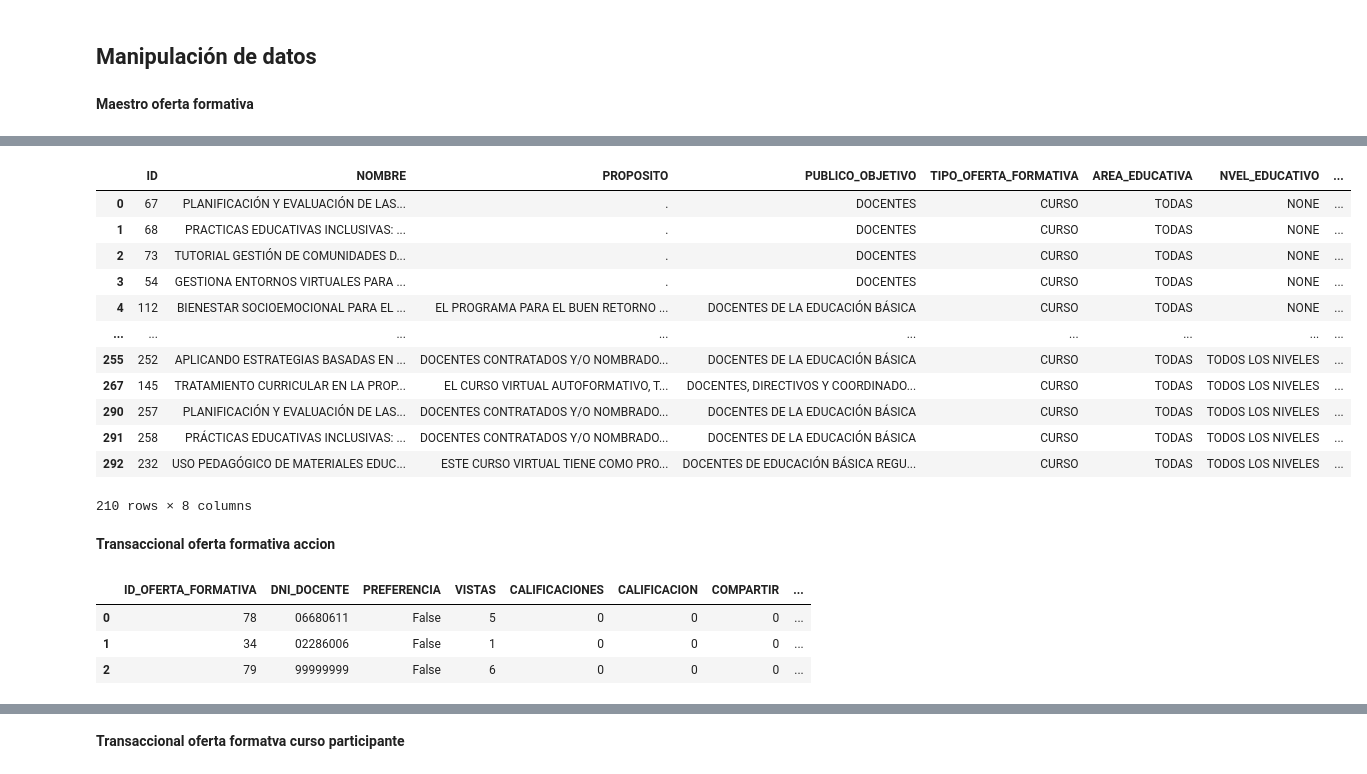
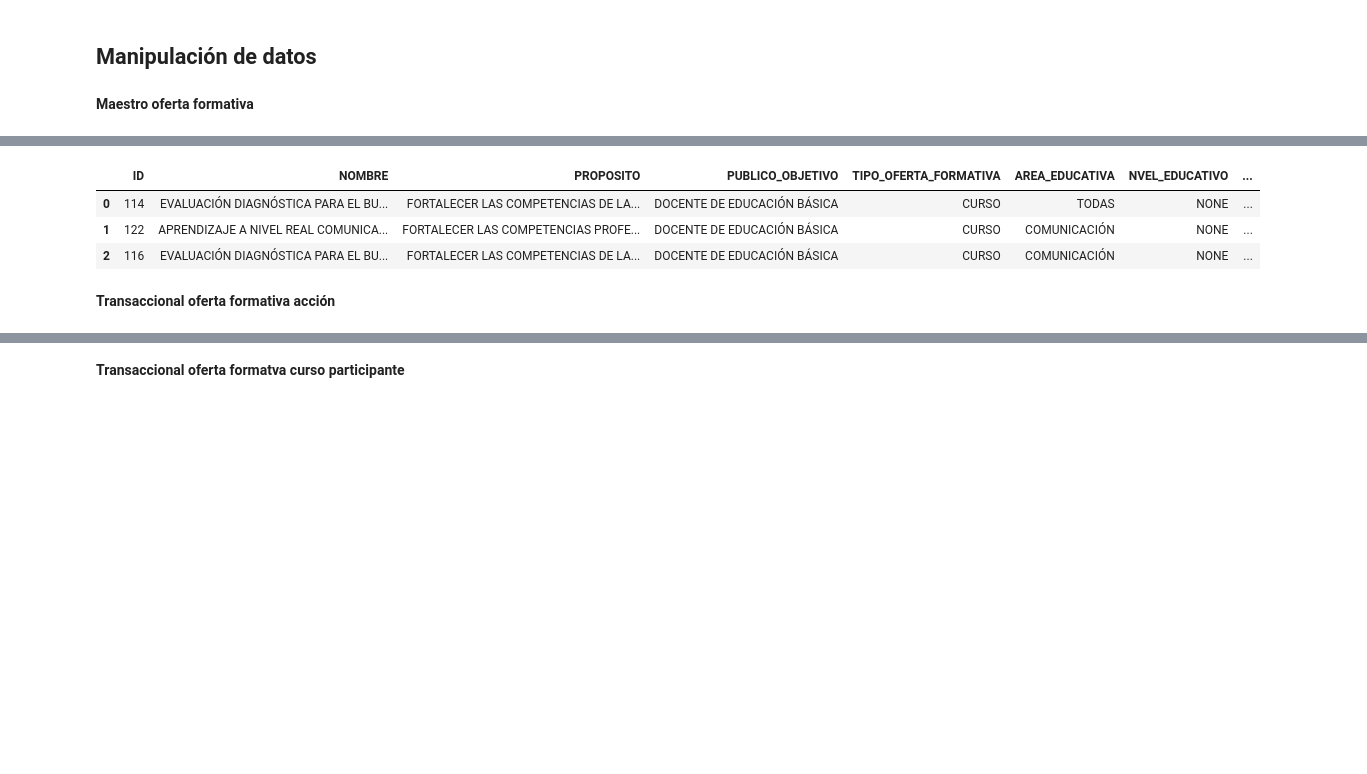
Before and after one commit to juorme/difods_2023_prod, a Jupyter notebook: appfc.ipynb, the cells around one changed output, grey strips where cells are left out. Drawn from its saved outputs; the diff is of its cells as text; code cells hidden in the pictures; blank space fills up the shorter version.

```diff
--- a/appfc.ipynb
+++ b/appfc.ipynb
@@ -30,7 +33,6 @@ conn = pyodbc.connect(DRIVER = '{ODBC Driver 17 for SQL Server}',
                       UID = 'usconsulta',
                       PWD = 'consulta')
 # %%
-
 #Extraccion del dataset inical
 ## maestro de cursos de la oferta formativa
 query1 = """SELECT A.ID,
@@ -42,13 +44,13 @@ query1 = """SELECT A.ID,
 		D.DESCRIPCION AS NVEL_EDUCATIVO,
 		E.DESCRIPCION AS MODALIDAD_EDUCATIVA
 	FROM [st].[SI_acfm.maestro.oferta_formativa] A
-	LEFT JOIN [st].[SI_maestro.parametros] B ON A.TIPO_OFERTA_FORMATIVA = B.ID
-	LEFT JOIN [st].[SI_maestro.parametros] C ON A.AREA_EDUCATIVA = C.ID
-	LEFT JOIN [st].[SI_maestro.parametros] D ON A.NIVEL_EDUCATIVO = D.ID
-	LEFT JOIN [st].[SI_maestro.parametros] E ON A.MODALIDAD_EDUCATIVA = E.ID
-	WHERE A.ACTIVO = '1'"""
+	LEFT JOIN [st].[SI_dbo.maestro.parametros] B ON A.TIPO_OFERTA_FORMATIVA = B.ID
+	LEFT JOIN [st].[SI_dbo.maestro.parametros] C ON A.AREA_EDUCATIVA = C.ID
+	LEFT JOIN [st].[SI_dbo.maestro.parametros] D ON A.NIVEL_EDUCATIVO = D.ID
+	LEFT JOIN [st].[SI_dbo.maestro.parametros] E ON A.MODALIDAD_EDUCATIVA = E.ID
+	WHERE A.ACTIVO = '1' AND B.DESCRIPCION = 'Curso'"""
+
 oferta_formativa_df = pd.read_sql_query(query1,conn)
-
 
 
 ## interacciones del usuario con sifods
@@ -56,21 +58,13 @@ query2 = """SELECT ID_OFERTA_FORMATIVA,DNI_DOCENTE,PREFERENCIA,VISTAS,CALIFICACI
 acciones_df = pd.read_sql_query(query2,conn)
 
 ## Participantes en los cursos de la oferta formativa
-query3 = """SELECT ID_OFERTA_FORMATIVA, A.ID_PARTICIPANTE,CUMPLIMIENTO_ACTIVIDAD
-			FROM [st].[SI_acfm.transaccional.oferta_formativa_curso_participante] A
-			INNER JOIN (
-						SELECT DISTINCT(ID_PARTICIPANTE),MAX(ID) AS LASTREG
-						FROM [st].[SI_acfm.transaccional.oferta_formativa_curso_participante]
-						GROUP BY ID_PARTICIPANTE) AS B ON A.ID=B.LASTREG
-			WHERE CUMPLIMIENTO_ACTIVIDAD = 'COMPLETARON'"""
+query3 = """SELECT A.ID_OFERTA_FORMATIVA,B.USUARIO_DOCUMENTO
+				FROM [st].[SI_acfm.transaccional.oferta_formativa_curso_participante_ultimo] A
+				INNER JOIN [st].[SI_acfm.transaccional.oferta_formativa_participante] B on A.ID_PARTICIPANTE=B.ID_PARTICIPANTE
+				WHERE A.CUMPLIMIENTO_ACTIVIDAD = 'COMPLETARON'"""
 curso_participante_df = pd.read_sql_query(query3,conn)
 
 
-## maestro de docentes inscritos en sifods
-query4 = """SELECT ID,DNI,APELLIDO_PATERNO,APELLIDO_MATERNO,APELLIDO_CASADA,APELLIDO_MATERNO_CASADA,NOMBRES,PAIS_DOMICILIO,DEPARTAMENTO_DOMICILIO,PROVINCIA_DOMICILIO
-			FROM [st].[SI_maestro.persona]"""
-maestro_docentes_df = pd.read_sql_query(query4,conn)
-
 #Cerrar la conexion
 conn.close()
 # %% [markdown]
@@ -115,9 +94,6 @@ maestro_docentes_df.head(5)
 ## Manipulación de datos
 # %% [markdown]
 **Maestro oferta formativa**
-# %%
-#Seleccionmos solo los de tipode de oferta formativa curso
-oferta_formativa_df=oferta_formativa_df[oferta_formativa_df['TIPO_OFERTA_FORMATIVA']=='Curso']
 # %%
-#Conversion a mayusculas el nombre de la oferta formativa
-oferta_formativa_df = oferta_formativa_df.apply(lambda x: x.astype(str).str.upper())
+#Conversion a mayusculas en nombre el df de la oferta formativa
+oferta_formativa_df = oferta_formativa_df.apply(lambda x: x.astype("str").str.upper())
@@ -148,28 +100,12 @@ cursos_validos
 # %%
-oferta_formativa_df
+oferta_formativa_df.head(3)
 # %% [output]
 |  | ID | NOMBRE | PROPOSITO | PUBLICO_OBJETIVO | TIPO_OFERTA_FORMATIVA | AREA_EDUCATIVA | NVEL_EDUCATIVO | ... |
-| 0 | 67 | PLANIFICACIÓN Y EVALUACIÓN DE LAS... | . | DOCENTES | CURSO | TODAS | NONE | ... |
-| 1 | 68 | PRACTICAS EDUCATIVAS INCLUSIVAS: ... | . | DOCENTES | CURSO | TODAS | NONE | ... |
-| 2 | 73 | TUTORIAL GESTIÓN DE COMUNIDADES D... | . | DOCENTES | CURSO | TODAS | NONE | ... |
-| 3 | 54 | GESTIONA ENTORNOS VIRTUALES PARA ... | . | DOCENTES | CURSO | TODAS | NONE | ... |
-| 4 | 112 | BIENESTAR SOCIOEMOCIONAL PARA EL ... | EL PROGRAMA PARA EL BUEN RETORNO ... | DOCENTES DE LA EDUCACIÓN BÁSICA | CURSO | TODAS | NONE | ... |
-| ... | ... | ... | ... | ... | ... | ... | ... | ... |
-| 255 | 252 | APLICANDO ESTRATEGIAS BASADAS EN ... | DOCENTES CONTRATADOS Y/O NOMBRADO... | DOCENTES DE LA EDUCACIÓN BÁSICA | CURSO | TODAS | TODOS LOS NIVELES | ... |
-| 267 | 145 | TRATAMIENTO CURRICULAR EN LA PROP... | EL CURSO VIRTUAL AUTOFORMATIVO, T... | DOCENTES, DIRECTIVOS Y COORDINADO... | CURSO | TODAS | TODOS LOS NIVELES | ... |
-| 290 | 257 | PLANIFICACIÓN Y EVALUACIÓN DE LAS... | DOCENTES CONTRATADOS Y/O NOMBRADO... | DOCENTES DE LA EDUCACIÓN BÁSICA | CURSO | TODAS | TODOS LOS NIVELES | ... |
-| 291 | 258 | PRÁCTICAS EDUCATIVAS INCLUSIVAS: ... | DOCENTES CONTRATADOS Y/O NOMBRADO... | DOCENTES DE LA EDUCACIÓN BÁSICA | CURSO | TODAS | TODOS LOS NIVELES | ... |
-| 292 | 232 | USO PEDAGÓGICO DE MATERIALES EDUC... | ESTE CURSO VIRTUAL TIENE COMO PRO... | DOCENTES DE EDUCACIÓN BÁSICA REGU... | CURSO | TODAS | TODOS LOS NIVELES | ... |
+| 0 | 114 | EVALUACIÓN DIAGNÓSTICA PARA EL BU... | FORTALECER LAS COMPETENCIAS DE LA... | DOCENTE DE EDUCACIÓN BÁSICA | CURSO | TODAS | NONE | ... |
+| 1 | 122 | APRENDIZAJE A NIVEL REAL COMUNICA... | FORTALECER LAS COMPETENCIAS PROFE... | DOCENTE DE EDUCACIÓN BÁSICA | CURSO | COMUNICACIÓN | NONE | ... |
+| 2 | 116 | EVALUACIÓN DIAGNÓSTICA PARA EL BU... | FORTALECER LAS COMPETENCIAS DE LA... | DOCENTE DE EDUCACIÓN BÁSICA | CURSO | COMUNICACIÓN | NONE | ... |
-210 rows × 8 columns
 # %% [markdown]
-**Transaccional oferta formativa accion**
+<b> Transaccional oferta formativa acción <b>
-# %%
-acciones_df.head(3)
-# %% [output]
-|  | ID_OFERTA_FORMATIVA | DNI_DOCENTE | PREFERENCIA | VISTAS | CALIFICACIONES | CALIFICACION | COMPARTIR | ... |
-| 0 | 78 | 06680611 | False | 5 | 0 | 0 | 0 | ... |
-| 1 | 34 | 02286006 | False | 1 | 0 | 0 | 0 | ... |
-| 2 | 79 | 99999999 | False | 6 | 0 | 0 | 0 | ... |
 # %%
 #Evidencia de valores duplicados
 dup_acciones_df = acciones_df.groupby(['ID_OFERTA_FORMATIVA','DNI_DOCENTE'])['DNI_DOCENTE'].count().sort_values(ascending=False).to_frame('CONTEO').reset_index()
```
Also changed, not shown: parts of 114 cells of this notebook, 10 other files.
